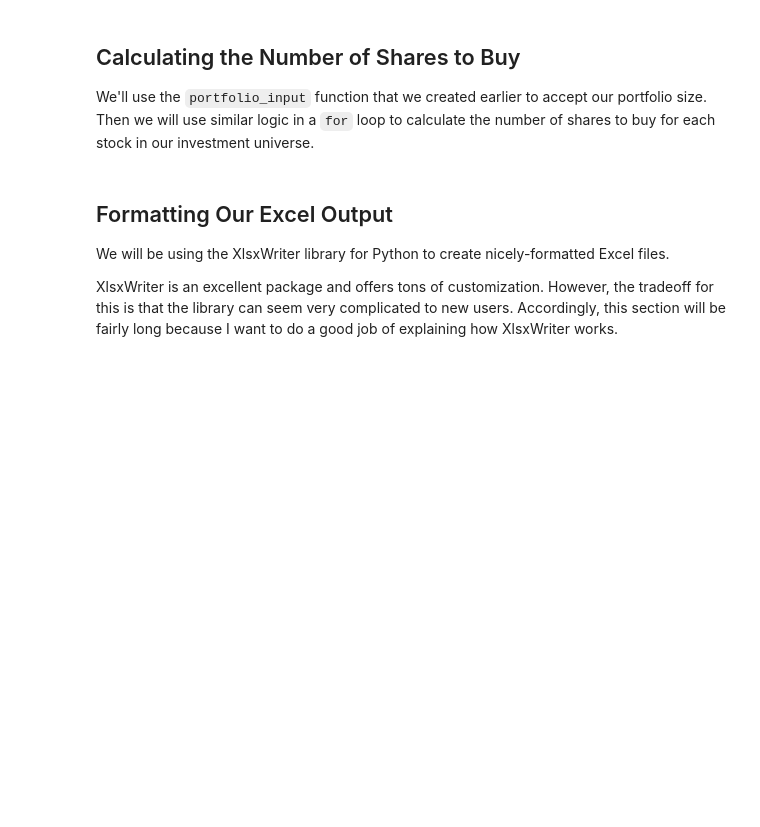
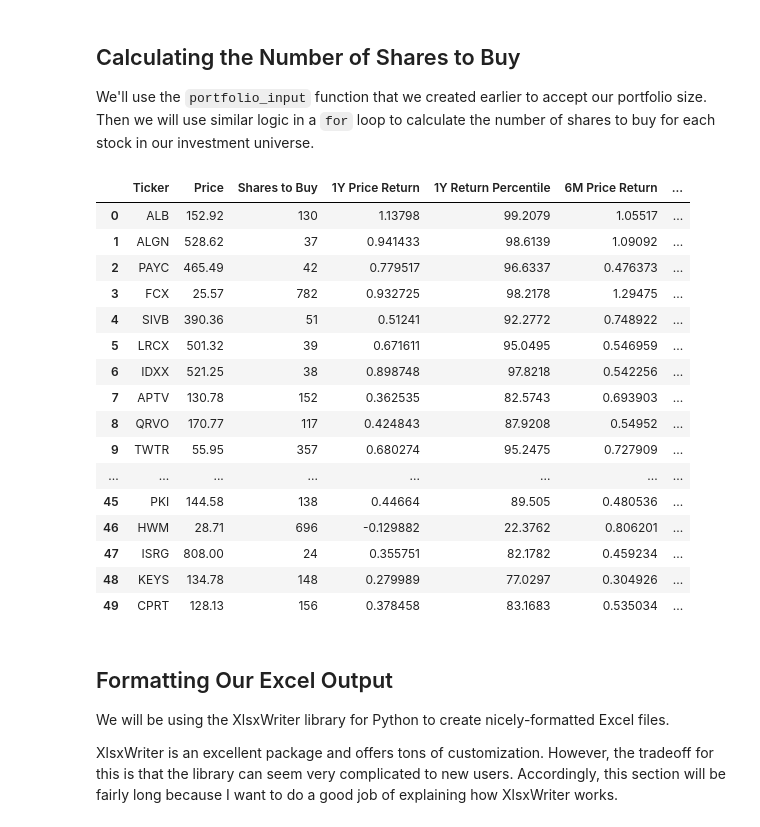
Before and after one commit to alexalexyang/trading_practice, a Jupyter notebook: algorithmic-trading-python/starter_files/002_quantitative_momentum_strategy.ipynb, the cells around one changed output. Cells and saved outputs as stored; diff of their text form; code cells hidden in the pictures; blank space fills up the shorter version.

```diff
--- a/algorithmic-trading-python/starter_files/002_quantitative_momentum_strategy.ipynb
+++ b/algorithmic-trading-python/starter_files/002_quantitative_momentum_strategy.ipynb
@@ -299,3 +398,28 @@ We'll use the `portfolio_input` function that we created earlier to accept our p
+# %%
+position_size = float(p_size)/len(hqm_df.index)
+
+for i in hqm_df.index:
+    hqm_df.loc[i, 'Shares to Buy'] = math.floor(position_size/hqm_df.loc[i, 'Price'])
+
+hqm_df
+# %% [output]
+|  | Ticker | Price | Shares to Buy | 1Y Price Return | 1Y Return Percentile | 6M Price Return | ... |
+| 0 | ALB | 152.92 | 130 | 1.13798 | 99.2079 | 1.05517 | ... |
+| 1 | ALGN | 528.62 | 37 | 0.941433 | 98.6139 | 1.09092 | ... |
+| 2 | PAYC | 465.49 | 42 | 0.779517 | 96.6337 | 0.476373 | ... |
+| 3 | FCX | 25.57 | 782 | 0.932725 | 98.2178 | 1.29475 | ... |
+| 4 | SIVB | 390.36 | 51 | 0.51241 | 92.2772 | 0.748922 | ... |
+| 5 | LRCX | 501.32 | 39 | 0.671611 | 95.0495 | 0.546959 | ... |
+| 6 | IDXX | 521.25 | 38 | 0.898748 | 97.8218 | 0.542256 | ... |
+| 7 | APTV | 130.78 | 152 | 0.362535 | 82.5743 | 0.693903 | ... |
+| 8 | QRVO | 170.77 | 117 | 0.424843 | 87.9208 | 0.54952 | ... |
+| 9 | TWTR | 55.95 | 357 | 0.680274 | 95.2475 | 0.727909 | ... |
+| ... | ... | ... | ... | ... | ... | ... | ... |
+| 45 | PKI | 144.58 | 138 | 0.44664 | 89.505 | 0.480536 | ... |
+| 46 | HWM | 28.71 | 696 | -0.129882 | 22.3762 | 0.806201 | ... |
+| 47 | ISRG | 808.00 | 24 | 0.355751 | 82.1782 | 0.459234 | ... |
+| 48 | KEYS | 134.78 | 148 | 0.279989 | 77.0297 | 0.304926 | ... |
+| 49 | CPRT | 128.13 | 156 | 0.378458 | 83.1683 | 0.535034 | ... |
 # %% [markdown]
 ## Formatting Our Excel Output
 
```
Also changed, not shown: parts of 12 cells of this notebook.
